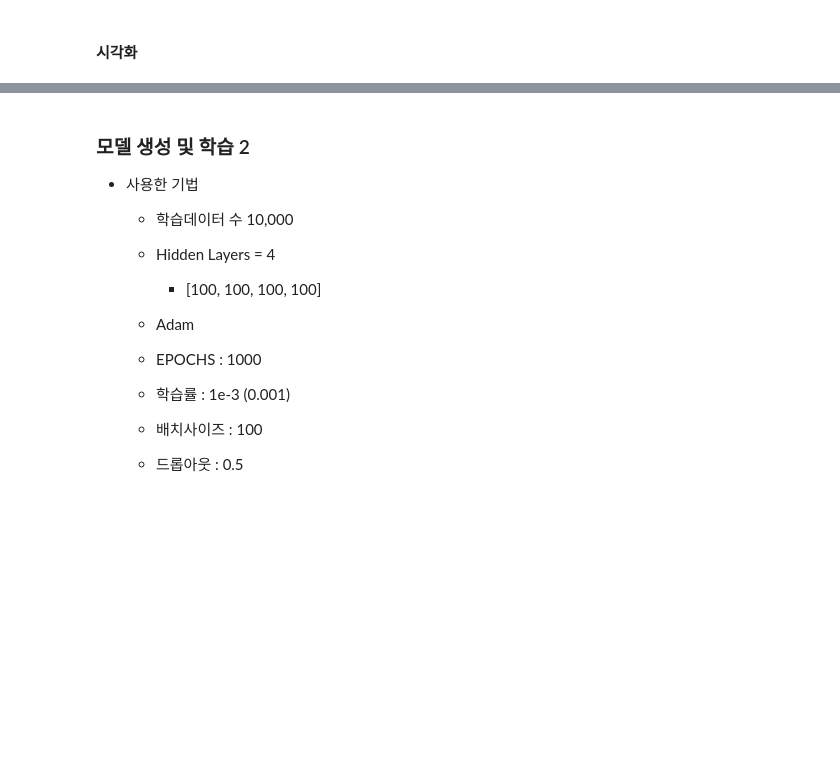
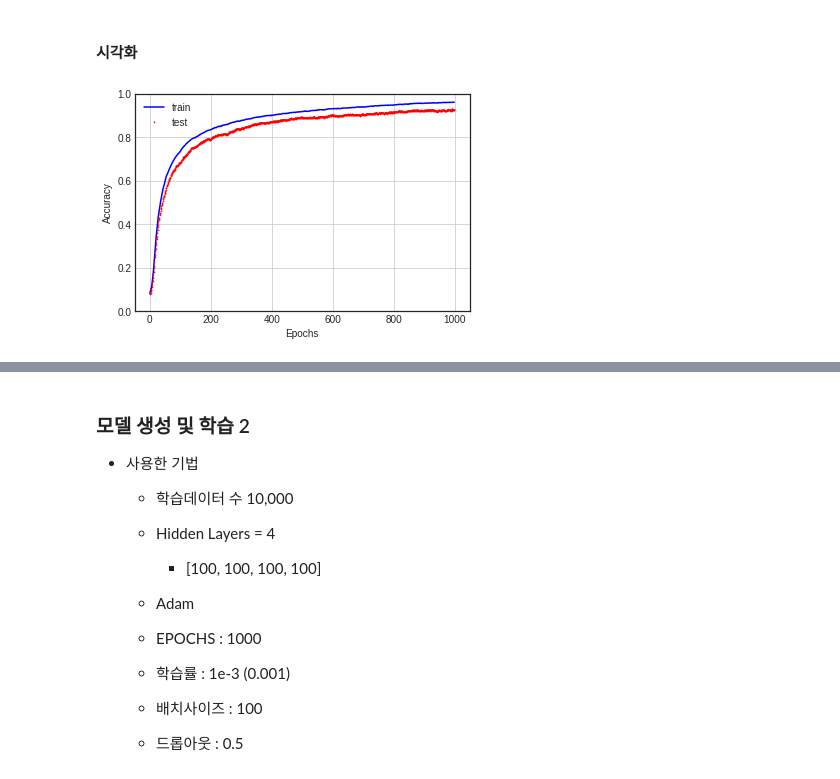
Before and after one commit to moung1012/-, a Jupyter notebook: _9_딥러닝_학습_기술.ipynb, the cells around one changed output, grey strips where cells are left out. Saved outputs shown, nothing was run; the diff lists cells and outputs as text; code cells hidden in the pictures; blank space fills up the shorter version.

```diff
--- a/_9_딥러닝_학습_기술.ipynb
+++ b/_9_딥러닝_학습_기술.ipynb
@@ -1092,11 +1087,11 @@ class Layer:
     self.db = None
 
   def forward(self, input_data):
-    self.input_data_shape = input_data_shape
+    self.input_data_shape = input_data.shape
 
     input_data = input_data.reshape(input_data.shape[0], -1)
     self.input_data = input_data
-    out = np.dot(self.input_data, self.W) * self.b
+    out = np.dot(self.input_data, self.W) + self.b
 
     return out
 
@@ -1127,7 +1122,7 @@ class BatchNormalization:
     self.dgamma = None
     self.dbeta = None
 
-  def forward(sefl, input_data, is_train=True):
+  def forward(self, input_data, is_train=True):
     self.input_shape = input_data.shape
     if input_data.ndim != 2:
       N, C, H, W = input_data.shape
@@ -1137,7 +1132,7 @@ class BatchNormalization:
 
     return out.reshape(*self.input_shape)
 
-  def __forward(self, input_data, is_trian):
+  def __forward(self, input_data, is_train):
     if self.running_mean is None:
       N, D = input_data.shape
       self.running_mean = np.zeros(D)
@@ -1150,7 +1145,7 @@ class BatchNormalization:
       std = np.sqrt(var + 10e-7)
       xn = xc / std
 
-      self.vatch_size = input_data.shape[0]
+      self.batch_size = input_data.shape[0]
       self.xc = xc
       self.xn = xn
       self.std = std
@@ -1167,7 +1162,7 @@ class BatchNormalization:
   def backward(self, dout):
     if dout.ndim !=2:
       N, C, H, W = dout.shape
-      dout =dout.reshape(N, -1)
+      dout = dout.reshape(N, -1)
 
     dx = self.__backward(dout)
 
@@ -1192,10 +1187,11 @@ class BatchNormalization:
 # %% [markdown]
 #### Dropout
 # %%
+
 class Dropout:
 
   def __init__(self, dropout_ratio=0.5):
-    self.dropdout_ratio = dropout_ratio
+    self.dropout_ratio = dropout_ratio
     self.mask = None
 
   def forward(self, input_data, is_train=True):
@@ -1359,7 +1355,7 @@ model_1_test_acc_list = []
 # %%
 for epoch in range(epochs):
   batch_mask = np.random.choice(train_size, batch_size)
-  x_batch = x_trian[batch_mask]
+  x_batch = x_train[batch_mask]
   y_batch = y_train[batch_mask]
 
   grads = model_1.gradient(x_batch, y_batch)
@@ -1370,9 +1366,9 @@ for epoch in range(epochs):
 
   train_acc = model_1.accuracy(x_train, y_train)
   test_acc = model_1.accuracy(x_test, y_test)
-  model_1_train_acc_list.append(trian_acc)
+  model_1_train_acc_list.append(train_acc)
   model_1_test_acc_list.append(test_acc)
 
   if epoch % 50 == 0:
-    print("[Model 1] Epoch: {} Train Loss: {:.4f} Test Accuracy: {:.4f}".format(epoch+1, loss, train_acc, test_acc))
+    print("[Model 1] Epoch: {} Train Loss: {:.4f} Tran Accuracy: {:.4f} Test Accuracy: {:.4f}".format(epoch+1, loss, train_acc, test_acc))
 # %% [output]
@@ -1380,2 +1395,15 @@ NameError: ignored
 # %% [markdown]
 #### 시각화
+# %%
+x = np.arange(len(model_1_train_acc_list))
+
+plt.plot(x, model_1_train_acc_list,'b', label='train', markersize=3)
+plt.plot(x, model_1_test_acc_list, 'rv', label='test', markersize=1)
+plt.xlabel('Epochs')
+plt.ylabel('Accuracy')
+plt.grid()
+plt.ylim(0, 1.0)
+plt.legend()
+plt.show()
+# %% [output]
+[figure, added]
```
Also changed, not shown: parts of 34 cells of this notebook.
